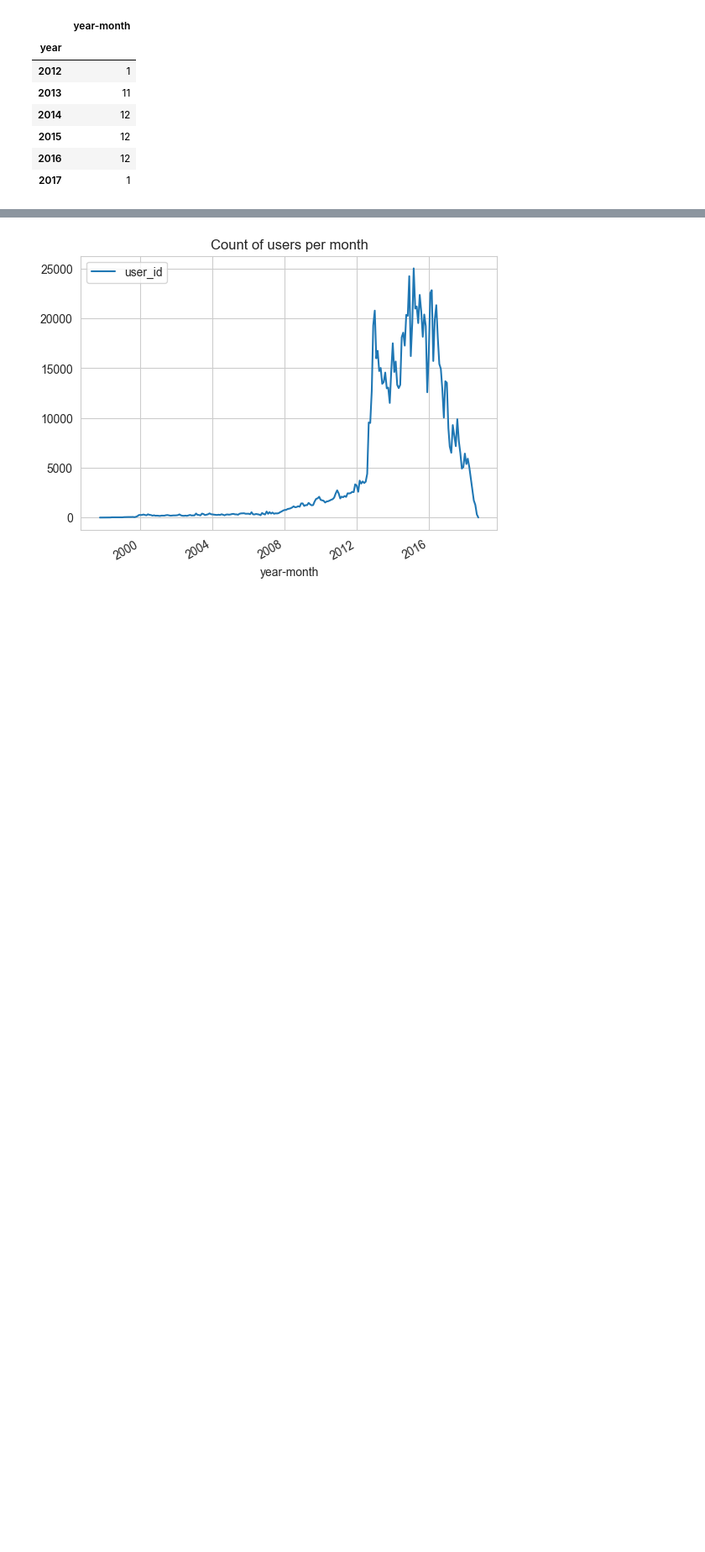
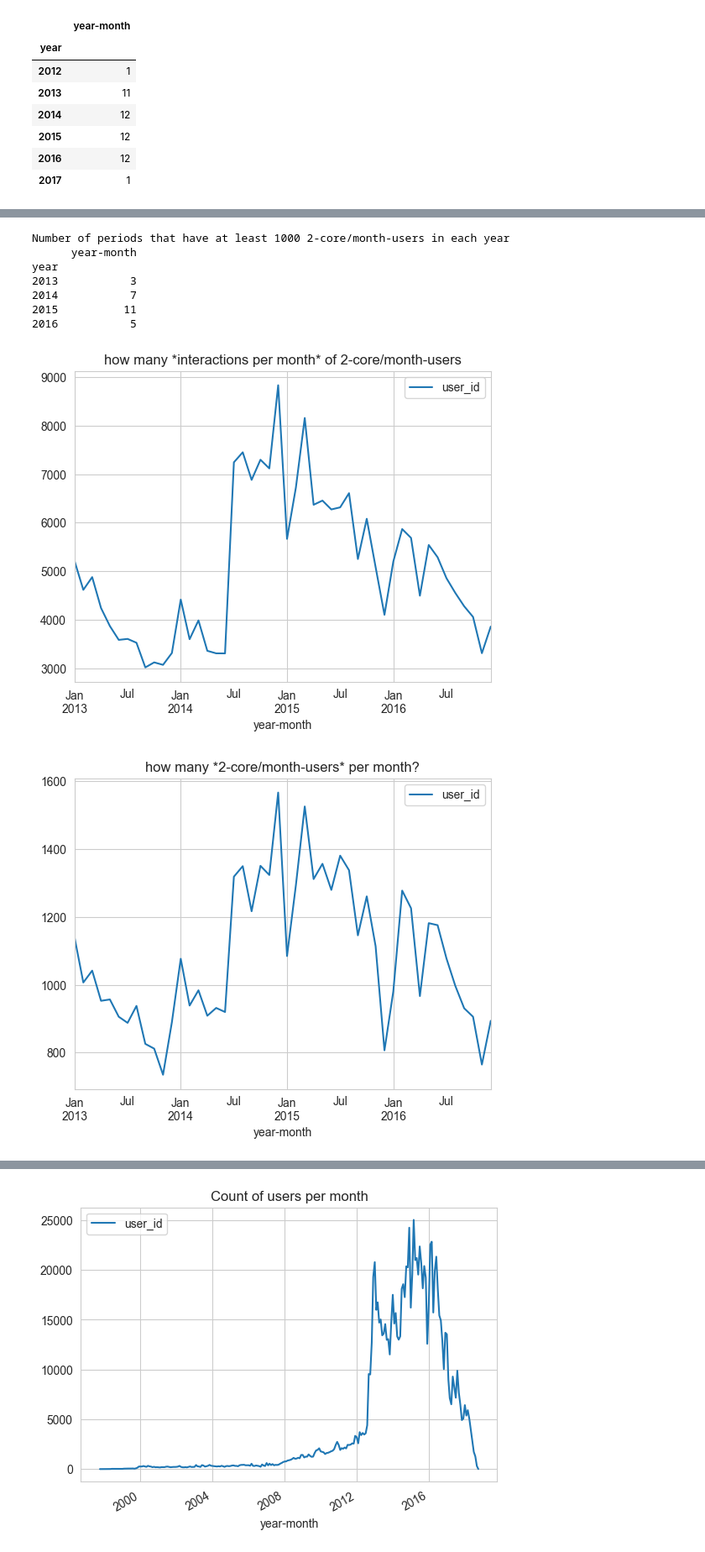
Before and after one commit to mariajoaolavoura/measuring_forgetting, a Jupyter notebook: notebooks/ADM - eda.ipynb, the cells around one changed output, grey strips where cells are left out. Shown at 84% size. Cells and saved outputs as stored; diff of their text form; code cells hidden in the pictures; blank space fills up the shorter version.

```diff
--- a/notebooks/ADM - eda.ipynb
+++ b/notebooks/ADM - eda.ipynb
@@ -292,0 +480,16 @@ _
+# %%
+data, users_2kcore_month_filter = get_k_core_per_period(data,
+                                                        period='month',
+                                                        period_timestamps=None,
+                                                        k=2,
+                                                        m=1000)
+# %% [output]
+Number of periods that have at least 1000 2-core/month-users in each year
+      year-month
+year
+2013           3
+2014           7
+2015          11
+2016           5
+[figure, added]
+[figure, added]
```
Also changed, not shown: parts of 28 cells of this notebook, 3 other files.
